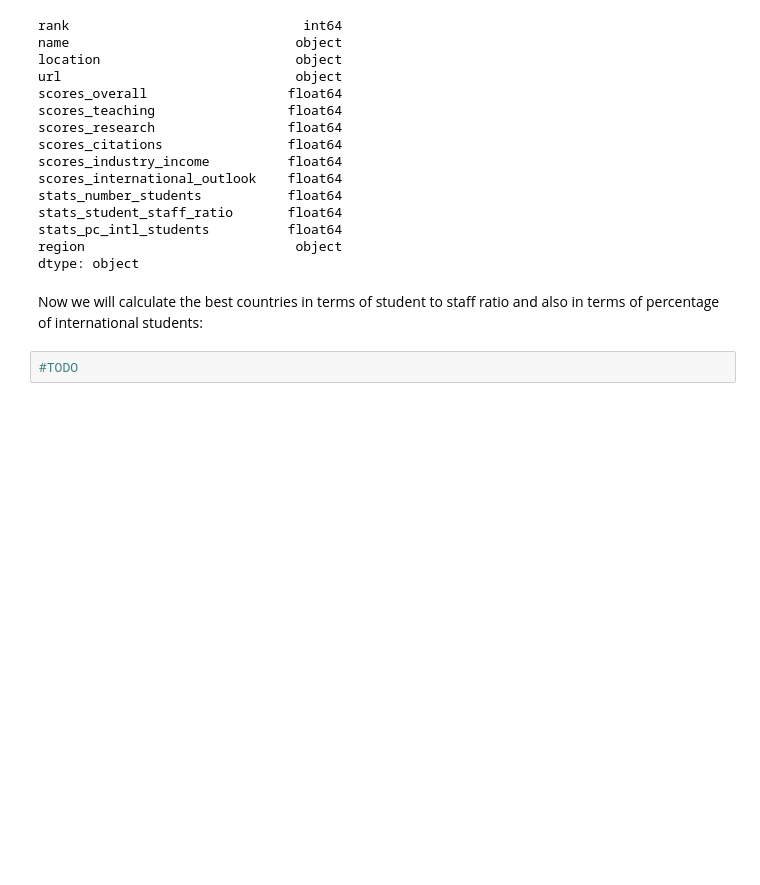
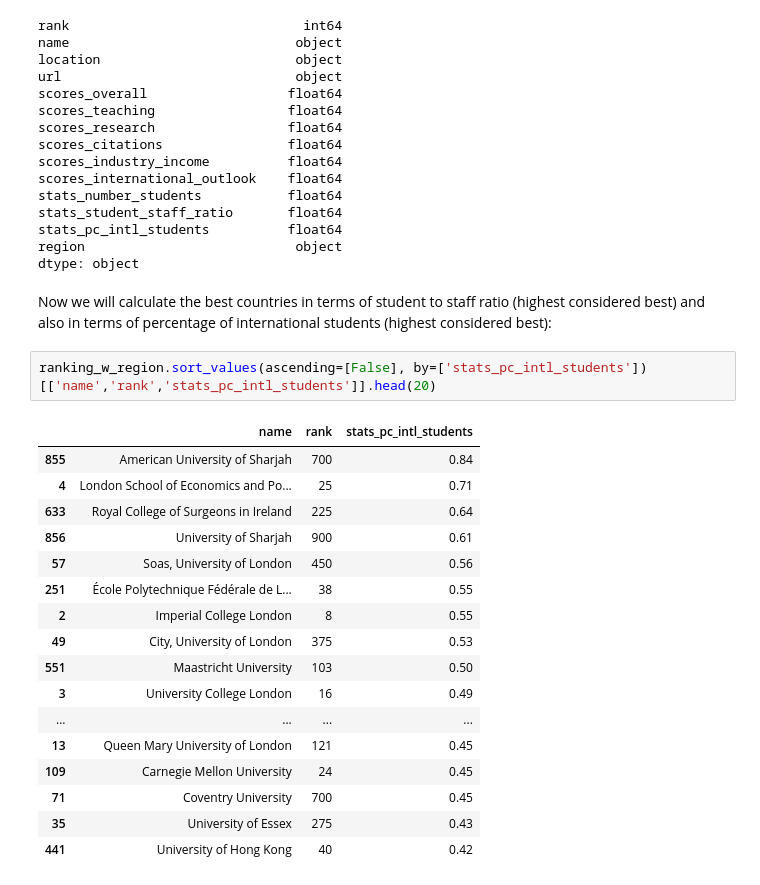
Before and after one commit to odorgergo/ada-rag, a Jupyter notebook: HW2/THE_Data.ipynb, the cells around one changed output. Cells and saved outputs as stored; diff of their text form; blank space fills up the shorter version.

```diff
--- a/HW2/THE_Data.ipynb
+++ b/HW2/THE_Data.ipynb
@@ -116,6 +131,24 @@ stats_pc_intl_students          float64
 region                           object
 dtype: object
 # %% [markdown]
-Now we will calculate the best countries in terms of student to staff ratio and also in terms of percentage of international students:
+Now we will calculate the best countries in terms of student to staff ratio (highest considered best) and also in terms of percentage of international students (highest considered best):
-# %%
-#TODO
+# %%
+ranking_w_region.sort_values(ascending=[False], by=['stats_pc_intl_students'])[['name','rank','stats_pc_intl_students']].head(20)
+# %% [output]
+|  | name | rank | stats_pc_intl_students |
+| 855 | American University of Sharjah | 700 | 0.84 |
+| 4 | London School of Economics and Po... | 25 | 0.71 |
+| 633 | Royal College of Surgeons in Ireland | 225 | 0.64 |
+| 856 | University of Sharjah | 900 | 0.61 |
+| 57 | Soas, University of London | 450 | 0.56 |
+| 251 | École Polytechnique Fédérale de L... | 38 | 0.55 |
+| 2 | Imperial College London | 8 | 0.55 |
+| 49 | City, University of London | 375 | 0.53 |
+| 551 | Maastricht University | 103 | 0.50 |
+| 3 | University College London | 16 | 0.49 |
+| ... | ... | ... | ... |
+| 13 | Queen Mary University of London | 121 | 0.45 |
+| 109 | Carnegie Mellon University | 24 | 0.45 |
+| 71 | Coventry University | 700 | 0.45 |
+| 35 | University of Essex | 275 | 0.43 |
+| 441 | University of Hong Kong | 40 | 0.42 |
```
Also changed, not shown: parts of 13 cells of this notebook.
